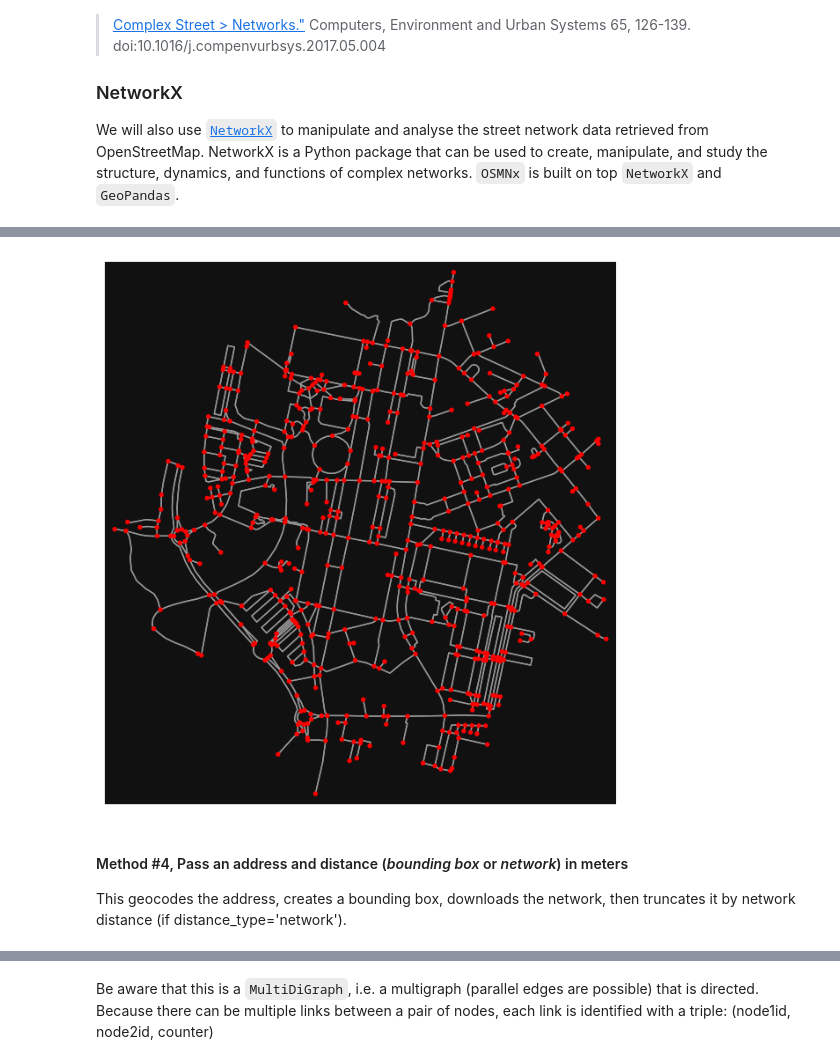
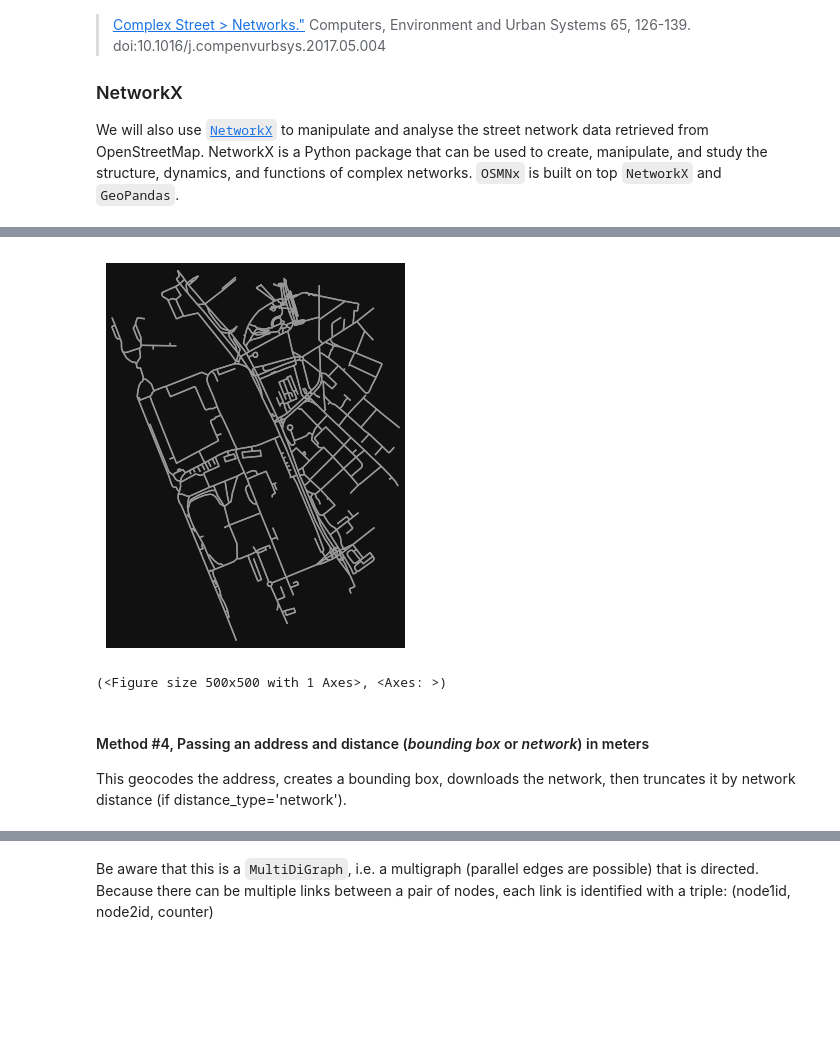
Before and after one commit to GDSL-UL/wma, a Jupyter notebook: labs/w07_OSM.ipynb, the cells around one changed output, grey strips where cells are left out. Saved outputs shown, nothing was run; the diff lists cells and outputs as text; code cells hidden in the pictures; blank space fills up the shorter version.

```diff
--- a/labs/w07_OSM.ipynb
+++ b/labs/w07_OSM.ipynb
@@ -130,7 +131,8 @@ ox.plot_graph(G, node_color="r");
 
 This creates a bounding box *n* meters North, South, East, and West of the point, then constructs the network from all the OSM nodes and ways within the bounding box. Then it truncates the network by removing all nodes further than *n* meters from the point along the network.
 # %%
-# same point again, but create network only of nodes within 750m along the network from point
-G1 = ox.graph_from_point(location_point, dist=750, dist_type="network")
-ox.plot_graph(G1, node_color="r");
+location_point = (53.40, -2.99)
+# create network only of nodes within 750m along the network from point
+G1 = ox.graph_from_point(location_point, dist=1000, dist_type="network")
+ox.plot_graph(G1, node_color="none", figsize=(5,5))
 # %% [output]
@@ -140,11 +143,12 @@ ox.plot_graph(G1, node_color="r");
 # %%
-# create network only of nodes within 750m walking along the network from point
+# create network only of nodes within 750m walking along the network from point, only walkable edges
 G2 = ox.graph_from_point(location_point, dist=750, dist_type="network", network_type="walk")
-ox.plot_graph(G2, node_color="r");
+ox.plot_graph(G2, node_color="none", figsize=(5,5))
 # %% [output]
-[figure, old version]
+[figure, new version]
+(<Figure size 500x500 with 1 Axes>, <Axes: >)
 # %% [markdown]
-#### Method #4, Pass an address and distance (*bounding box* or *network*) in meters ####
+#### Method #4, Passing an address and distance (*bounding box* or *network*) in meters
 This geocodes the address, creates a bounding box, downloads the network, then truncates it by network distance (if distance_type='network').
 # %%
 # network from address, including only nodes within 1km along the network from the address
```
Also changed, not shown: parts of 125 cells of this notebook.
